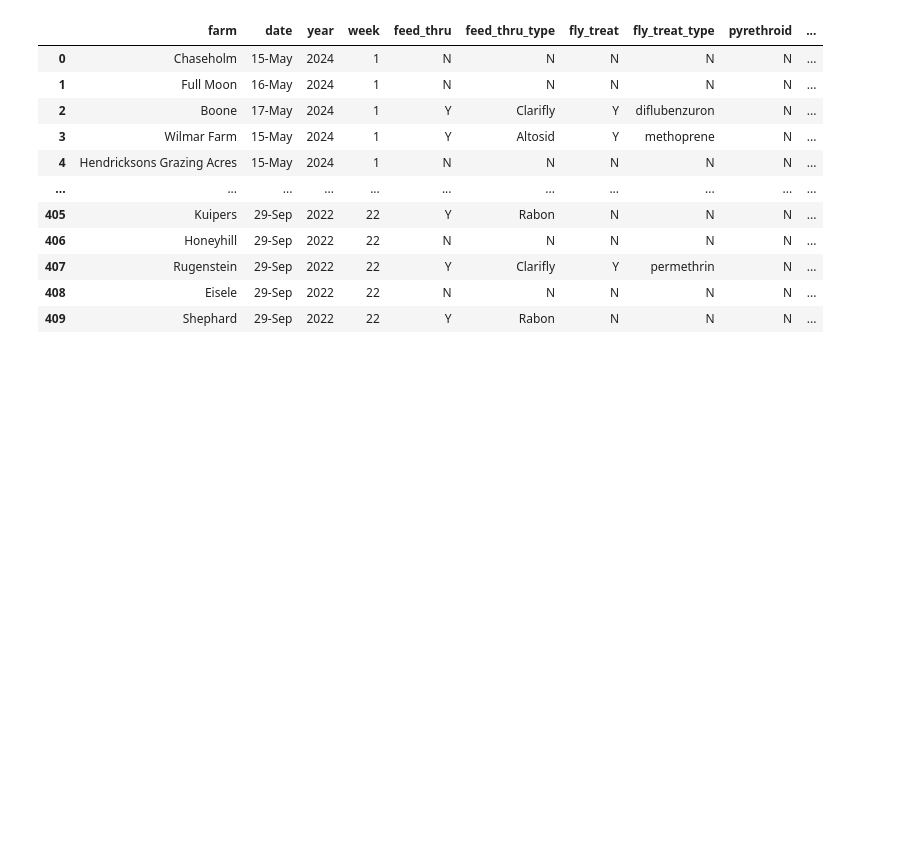
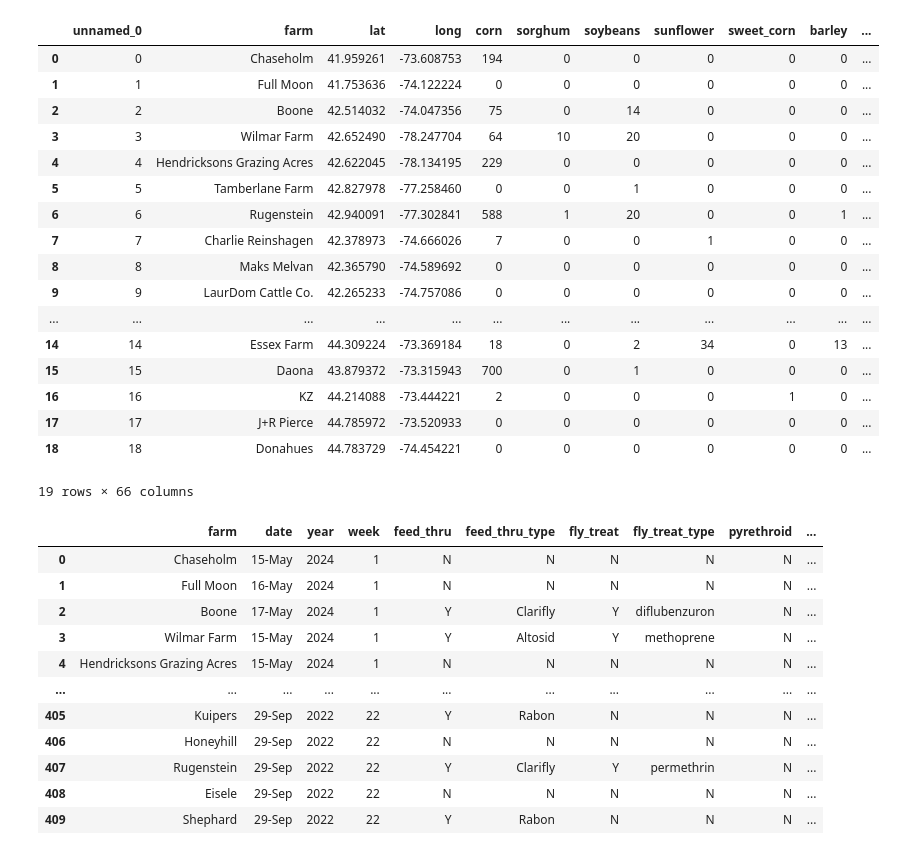
Before and after one commit to chloecho31/cornell, a Jupyter notebook: Dung_Beetle/dung_beetle_landscape.ipynb, the cells around one changed output. Cells and saved outputs as stored; diff of their text form; code cells hidden in the pictures; blank space fills up the shorter version.

```diff
--- a/Dung_Beetle/dung_beetle_landscape.ipynb
+++ b/Dung_Beetle/dung_beetle_landscape.ipynb
@@ -14,6 +15,27 @@ landscape_2022 = pd.read_csv('Landscape/2022_cdl_props.csv')
 landscape_2022 = clean_columns(landscape_2022)
 landscape_2024 = pd.read_csv('Landscape/2024_cdl_props.csv')
 landscape_2024 = clean_columns(landscape_2024)
+# %%
+landscape_2024
+# %% [output]
+|  | unnamed_0 | farm | lat | long | corn | sorghum | soybeans | sunflower | sweet_corn | barley | ... |
+| 0 | 0 | Chaseholm | 41.959261 | -73.608753 | 194 | 0 | 0 | 0 | 0 | 0 | ... |
+| 1 | 1 | Full Moon | 41.753636 | -74.122224 | 0 | 0 | 0 | 0 | 0 | 0 | ... |
+| 2 | 2 | Boone | 42.514032 | -74.047356 | 75 | 0 | 14 | 0 | 0 | 0 | ... |
+| 3 | 3 | Wilmar Farm | 42.652490 | -78.247704 | 64 | 10 | 20 | 0 | 0 | 0 | ... |
+| 4 | 4 | Hendricksons Grazing Acres | 42.622045 | -78.134195 | 229 | 0 | 0 | 0 | 0 | 0 | ... |
+| 5 | 5 | Tamberlane Farm | 42.827978 | -77.258460 | 0 | 0 | 1 | 0 | 0 | 0 | ... |
+| 6 | 6 | Rugenstein | 42.940091 | -77.302841 | 588 | 1 | 20 | 0 | 0 | 1 | ... |
+| 7 | 7 | Charlie Reinshagen | 42.378973 | -74.666026 | 7 | 0 | 0 | 1 | 0 | 0 | ... |
+| 8 | 8 | Maks Melvan | 42.365790 | -74.589692 | 0 | 0 | 0 | 0 | 0 | 0 | ... |
+| 9 | 9 | LaurDom Cattle Co. | 42.265233 | -74.757086 | 0 | 0 | 0 | 0 | 0 | 0 | ... |
+| ... | ... | ... | ... | ... | ... | ... | ... | ... | ... | ... | ... |
+| 14 | 14 | Essex Farm | 44.309224 | -73.369184 | 18 | 0 | 2 | 34 | 0 | 13 | ... |
+| 15 | 15 | Daona | 43.879372 | -73.315943 | 700 | 0 | 1 | 0 | 0 | 0 | ... |
+| 16 | 16 | KZ | 44.214088 | -73.444221 | 2 | 0 | 0 | 0 | 1 | 0 | ... |
+| 17 | 17 | J+R Pierce | 44.785972 | -73.520933 | 0 | 0 | 0 | 0 | 0 | 0 | ... |
+| 18 | 18 | Donahues | 44.783729 | -74.454221 | 0 | 0 | 0 | 0 | 0 | 0 | ... |
+19 rows × 66 columns
 # %%
 dung_beetle = pd.read_csv('Data/2022_2024_species_data.csv')
 dung_beetle = clean_columns(dung_beetle)
```
Also changed, not shown: parts of 14 cells of this notebook, 6 other files.
